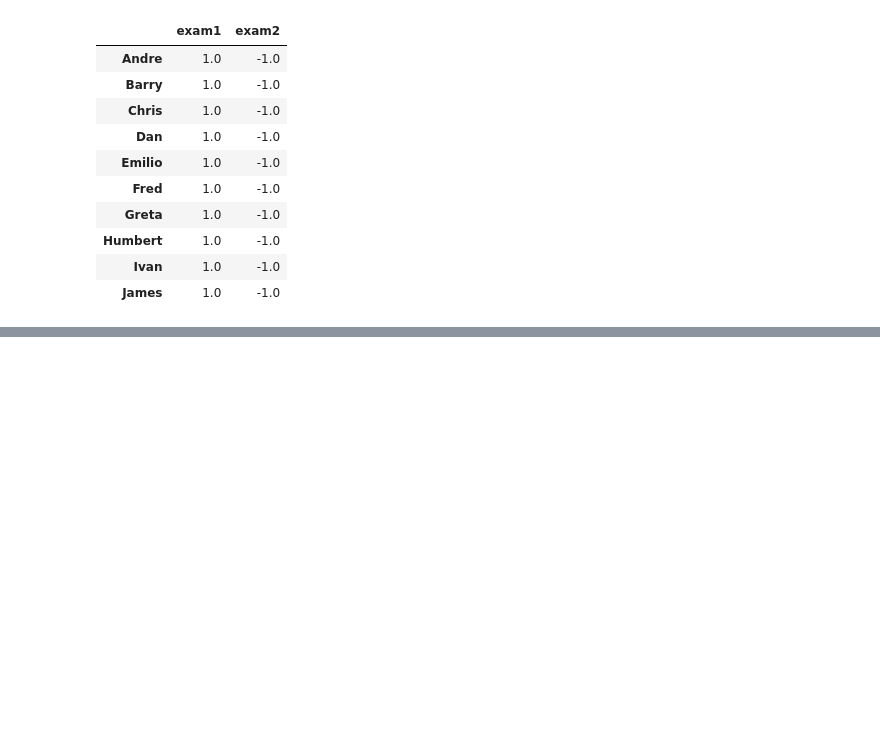
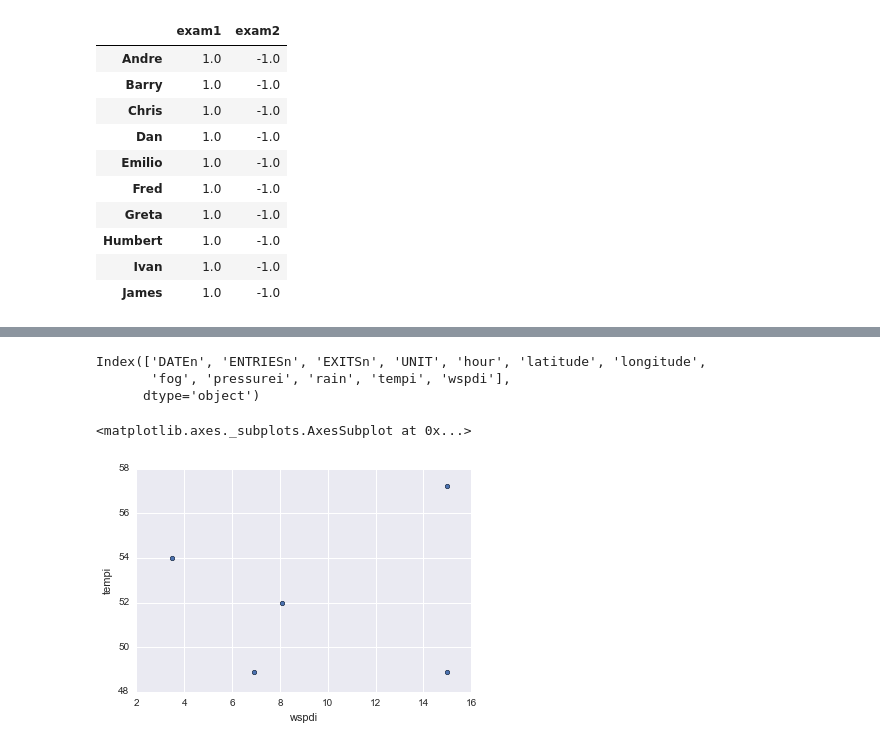
Before and after one commit to slangenbach/udacity-da-nanodegree, a Jupyter notebook: p2/L3_Personal_Code.ipynb, the cells around one changed output, grey strips where cells are left out. Drawn from its saved outputs; the diff is of its cells as text; code cells hidden in the pictures; blank space fills up the shorter version.

```diff
--- a/p2/L3_Personal_Code.ipynb
+++ b/p2/L3_Personal_Code.ipynb
@@ -413,0 +507,41 @@ subway_df = pd.read_csv(filename)
+# %%
+subway_df = pd.DataFrame({
+    'UNIT': ['R003', 'R003', 'R003', 'R003', 'R003', 'R004', 'R004', 'R004',
+             'R004', 'R004'],
+    'DATEn': ['05-01-11', '05-02-11', '05-03-11', '05-04-11', '05-05-11',
+              '05-01-11', '05-02-11', '05-03-11', '05-04-11', '05-05-11'],
+    'hour': [0, 0, 0, 0, 0, 0, 0, 0, 0, 0],
+    'ENTRIESn': [ 4388333,  4388348,  4389885,  4391507,  4393043, 14656120,
+                 14656174, 14660126, 14664247, 14668301],
+    'EXITSn': [ 2911002,  2911036,  2912127,  2913223,  2914284, 14451774,
+               14451851, 14454734, 14457780, 14460818],
+    'latitude': [ 40.689945,  40.689945,  40.689945,  40.689945,  40.689945,
+                  40.69132 ,  40.69132 ,  40.69132 ,  40.69132 ,  40.69132 ],
+    'longitude': [-73.872564, -73.872564, -73.872564, -73.872564, -73.872564,
+                  -73.867135, -73.867135, -73.867135, -73.867135, -73.867135]
+})
+
+weather_df = pd.DataFrame({
+    'DATEn': ['05-01-11', '05-01-11', '05-02-11', '05-02-11', '05-03-11',
+              '05-03-11', '05-04-11', '05-04-11', '05-05-11', '05-05-11'],
+    'hour': [0, 0, 0, 0, 0, 0, 0, 0, 0, 0],
+    'latitude': [ 40.689945,  40.69132 ,  40.689945,  40.69132 ,  40.689945,
+                  40.69132 ,  40.689945,  40.69132 ,  40.689945,  40.69132 ],
+    'longitude': [-73.872564, -73.867135, -73.872564, -73.867135, -73.872564,
+                  -73.867135, -73.872564, -73.867135, -73.872564, -73.867135],
+    'pressurei': [ 30.24,  30.24,  30.32,  30.32,  30.14,  30.14,  29.98,  29.98,
+                   30.01,  30.01],
+    'fog': [0, 0, 0, 0, 0, 0, 0, 0, 0, 0],
+    'rain': [0, 0, 0, 0, 0, 0, 0, 0, 0, 0],
+    'tempi': [ 52. ,  52. ,  48.9,  48.9,  54. ,  54. ,  57.2,  57.2,  48.9,  48.9],
+    'wspdi': [  8.1,   8.1,   6.9,   6.9,   3.5,   3.5,  15. ,  15. ,  15. ,  15. ]
+})
+
+def combine_dfs(subway_df, weather_df):
+    '''
+    Fill in this function to take 2 DataFrames, one with subway data and one with weather data,
+    and return a single dataframe with one row for each date, hour, and location. Only include
+    times and locations that have both subway data and weather data available.
+    '''
+    merged_df = subway_df.merge(weather_df, how="inner", on=["DATEn", "hour", "latitude", "longitude"])
+    return merged_df
@@ -413,0 +562,13 @@ subway_df = pd.read_csv(filename)
+# %%
+merged_df = combine_dfs(subway_df, weather_df)
+# %%
+merged_df.columns
+# %% [output]
+Index(['DATEn', 'ENTRIESn', 'EXITSn', 'UNIT', 'hour', 'latitude', 'longitude',
+       'fog', 'pressurei', 'rain', 'tempi', 'wspdi'],
+      dtype='object')
+# %%
+merged_df.plot(kind="scatter", x="wspdi", y="tempi")
+# %% [output]
+<matplotlib.axes._subplots.AxesSubplot at 0x...>
+[figure, added]
```
Also changed, not shown: parts of 10 cells of this notebook.
